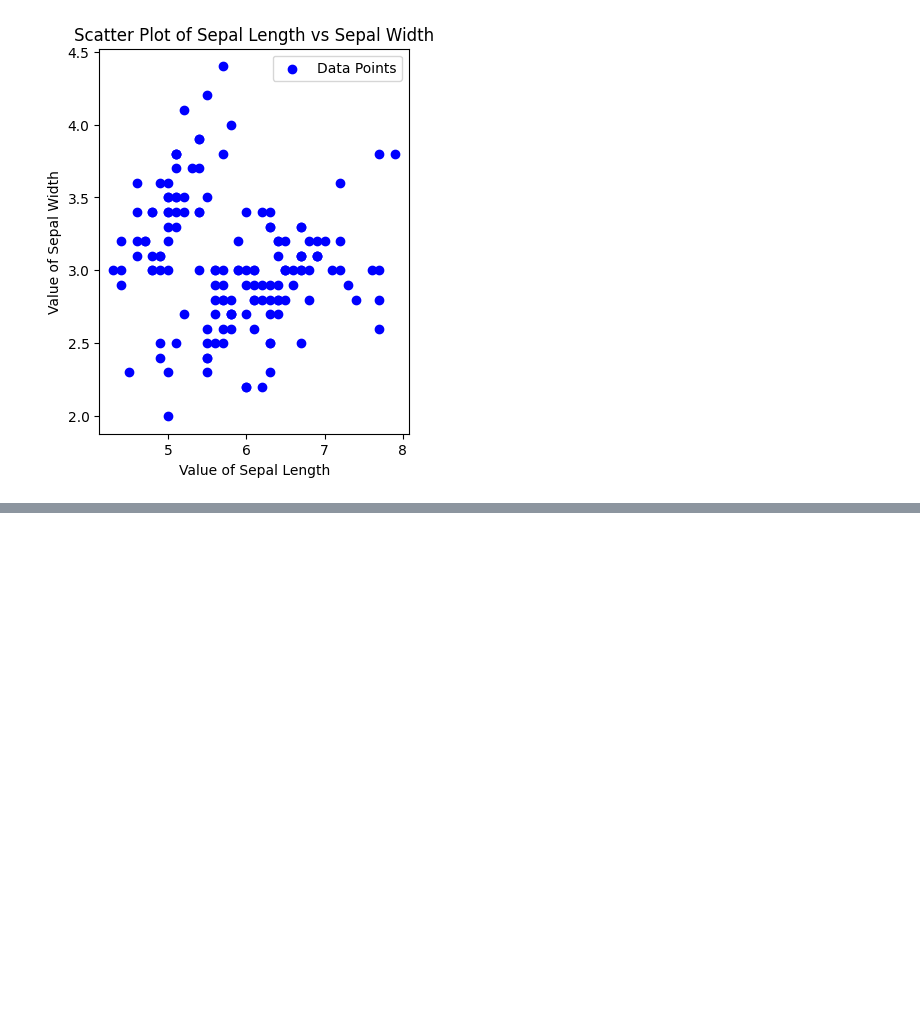
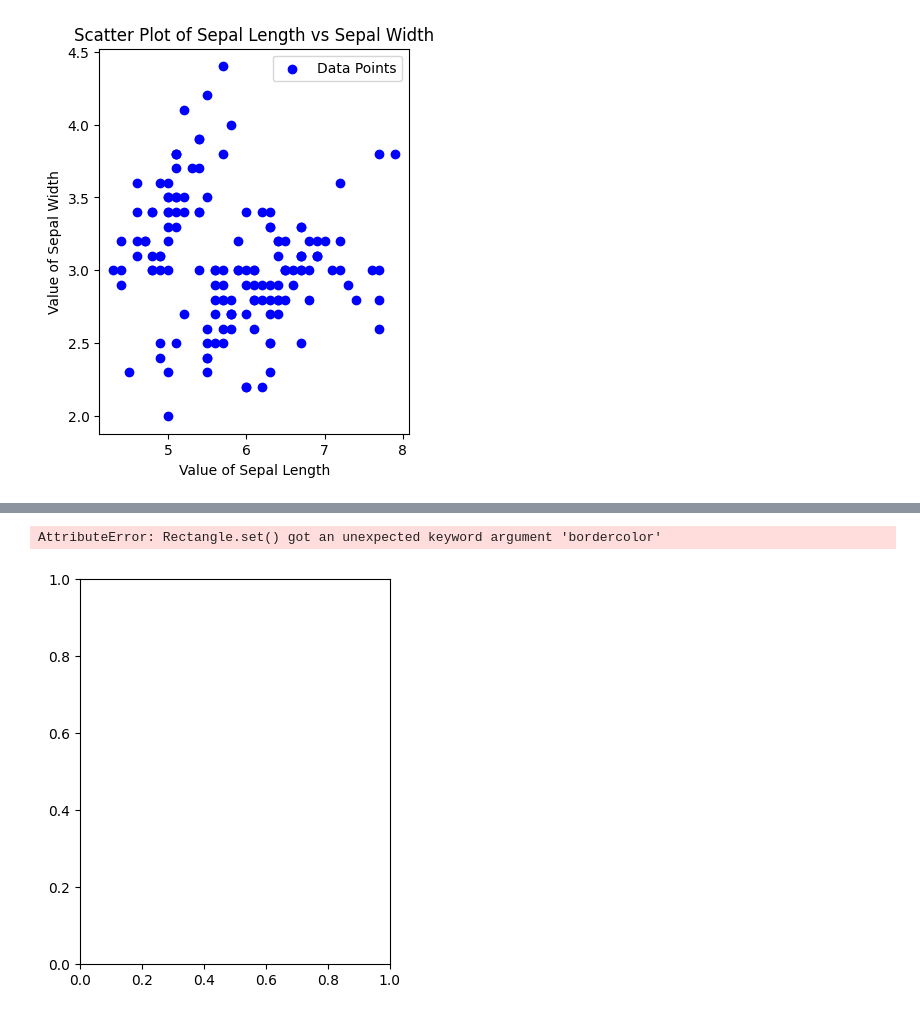
Before and after one commit to Ep82Ifaz/Irish-visualization, a Jupyter notebook: Shit.ipynb, the cells around one changed output, grey strips where cells are left out. Cells and saved outputs as stored; diff of their text form; code cells hidden in the pictures; blank space fills up the shorter version.

```diff
--- a/Shit.ipynb
+++ b/Shit.ipynb
@@ -204,0 +203,10 @@ KeyError: 'petal_length'
+# %%
+plt.figure(figsize=(4,5))
+plt.bar(df1['sepal_length'],df1['sepal_width'], width=0.5, linewidth=2, bordercolor="black")
+plt.xlabel('Species')
+plt.ylabel('Sepal Length')
+plt.title('Species vs Sepal Length')
+plt.show()
+# %% [output]
+AttributeError: Rectangle.set() got an unexpected keyword argument 'bordercolor'
+[figure, added]
```
Also changed, not shown: parts of 6 cells of this notebook.
